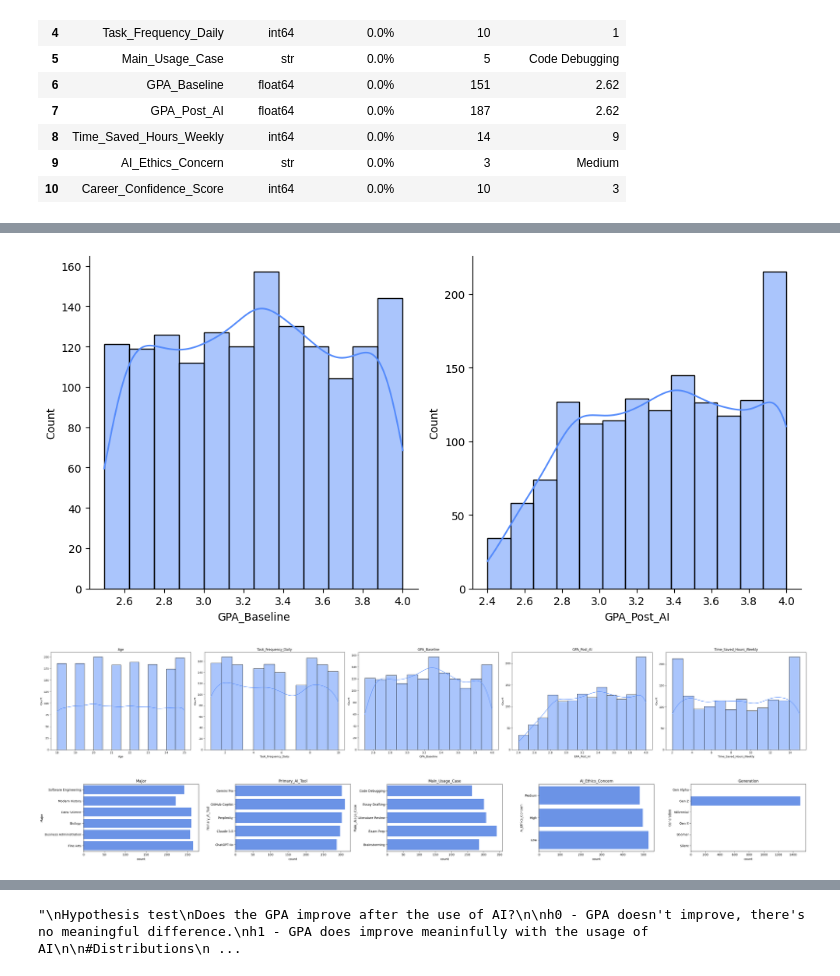
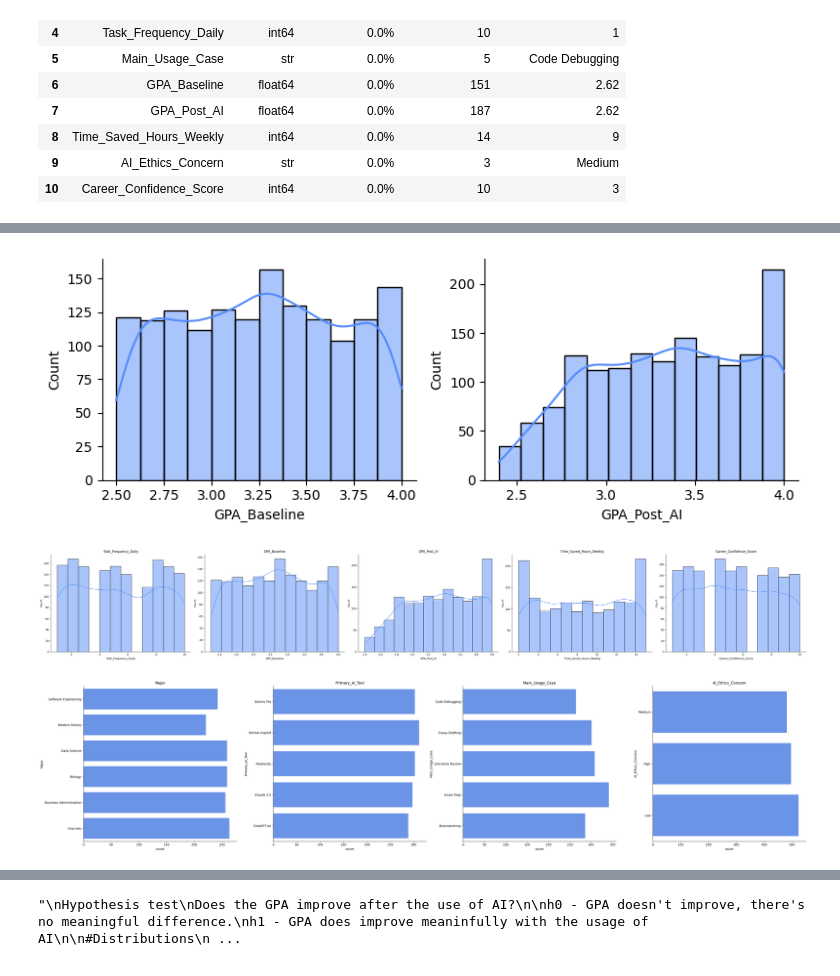
Before and after one commit to LeonardoTerra/Kaggle, a Jupyter notebook: AI usage vs GPA improvement EDA.ipynb, the cells around one changed output, grey strips where cells are left out. Cells and saved outputs as stored; diff of their text form; code cells hidden in the pictures.

```diff
--- a/AI usage vs GPA improvement EDA.ipynb
+++ b/AI usage vs GPA improvement EDA.ipynb
@@ -129,23 +115,18 @@ df.describe().round(2)
-# %%
-bins = [0, 12, 28, 44, 60, 78, 120]
-labels = ['Gen Alpha', 'Gen Z', 'Millennial', 'Gen X', 'Boomer', 'Silent']
-
-df['Generation'] = pd.cut(df['Age'], bins=bins, labels=labels)
 # %%
-fig, ax = plt.subplots(nrows=1, ncols=2, figsize=(10, 5))
+fig, ax = plt.subplots(nrows=1, ncols=2, figsize=(8, 3))
 
 ax[0] = sns.histplot(data=df, x='GPA_Baseline', ax=ax[0], kde=True)
 ax[1] = sns.histplot(data=df, x='GPA_Post_AI', ax=ax[1], kde=True)
 
 sns.despine(left=False, right=True, top=True, bottom=False)
 plt.tight_layout()
 # %% [output]
-[figure, old version]
+[figure, new version]
 # %%
 import matplotlib.pyplot as plt
 import seaborn as sns
 
-cols = ['Age', "Task_Frequency_Daily", "GPA_Baseline", "GPA_Post_AI", "Time_Saved_Hours_Weekly", "Career_Confidence_Score"]
+cols = ["Task_Frequency_Daily", "GPA_Baseline", "GPA_Post_AI", "Time_Saved_Hours_Weekly", "Career_Confidence_Score"]
 
 fig, axes = plt.subplots(1, 5, figsize=(40, 6))
 
@@ -153,23 +134,23 @@ for ax, col in zip(axes.flatten(), cols):
     sns.histplot(data=df, x=col, ax=ax, kde=True)
     ax.set_title(col)
 
+sns.despine(left=False, right=True, top=True, bottom=False)
 plt.tight_layout()
-plt.show()
 # %% [output]
-[figure, old version]
+[figure, new version]
 # %%
 import matplotlib.pyplot as plt
 import seaborn as sns
 
 cols = df.drop(['Student_ID','Age','Task_Frequency_Daily','Task_Frequency_Daily','GPA_Baseline','GPA_Post_AI','Time_Saved_Hours_Weekly','Career_Confidence_Score'], axis=1).columns.to_list()
 
-fig, axes = plt.subplots(1, 5, figsize=(35, 4))
+fig, axes = plt.subplots(1, 4, figsize=(35, 8))
 
 for ax, col in zip(axes.flatten(), cols):
     sns.countplot(data=df, y=col, ax=ax)
     ax.set_title(col)
 
+sns.despine(left=False, right=True, top=True, bottom=False)
 plt.tight_layout()
-plt.show()
 # %% [output]
-[figure, old version]
+[figure, new version]
```
Also changed, not shown: parts of 10 cells of this notebook.
